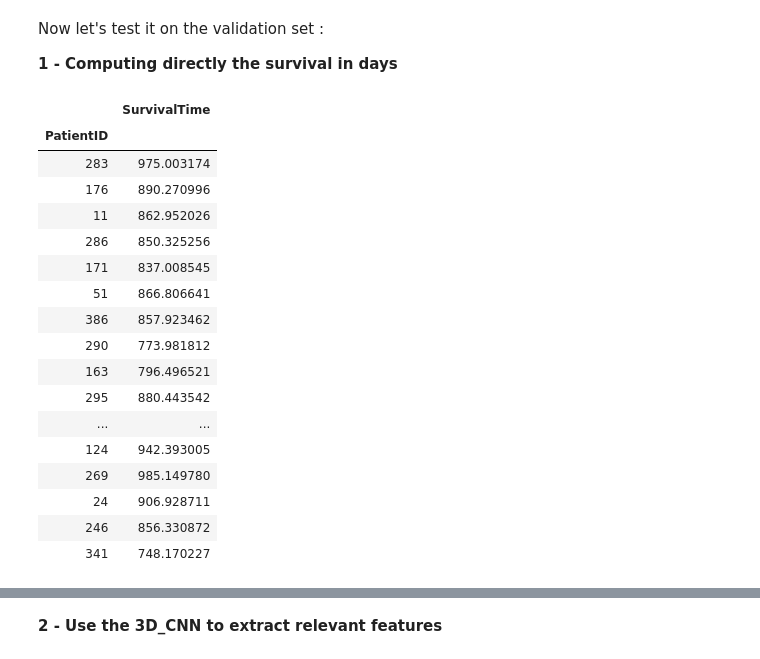
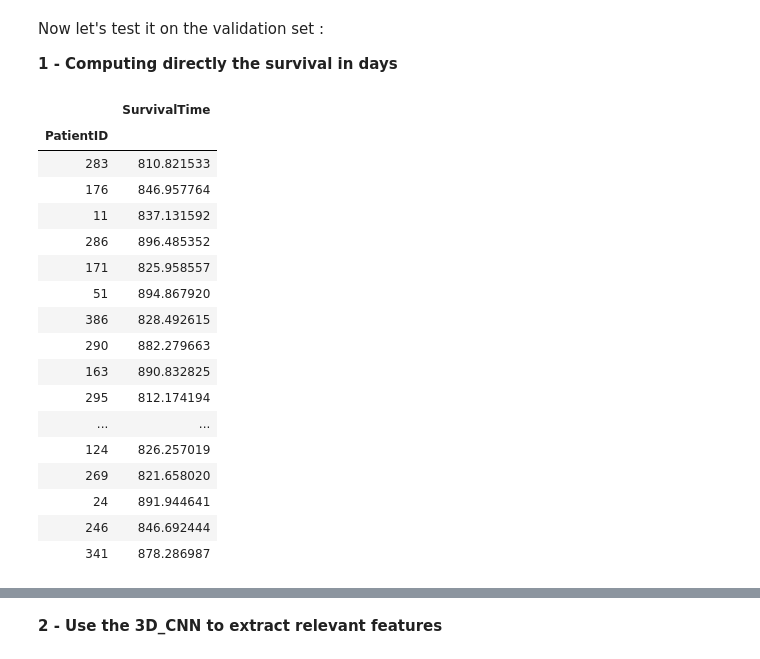
Before and after one commit to EmmanuelJhno/Owkin_challenge, a Jupyter notebook: Supervised_survival_prediction.ipynb, the cells around one changed output, grey strips where cells are left out. Saved outputs shown, nothing was run; the diff lists cells and outputs as text; code cells hidden in the pictures.

Commit message:
Add a standard imagenet normalization.

```diff
--- a/Supervised_survival_prediction.ipynb
+++ b/Supervised_survival_prediction.ipynb
@@ -1128,0 +1353,8 @@ Then, we should try with a resnet18 which extracts 512 features instead of 2048
+# %%
+features_names = ['SurvivalTime', 'Event', 'SourceDataset', 'Nstage',
+                  'original_shape_Sphericity', 'original_shape_SurfaceVolumeRatio',
+                  'original_shape_Maximum3DDiameter', 'original_glcm_JointEntropy',
+                  'original_glcm_Idm','original_glcm_Id'] + list(reduced_img_features_df.columns)
+
+(cph, _, _, _) = predict_sksurv_cox(reduced_data_train, reduced_data_val, features_names,
+                                    alpha=1e3, normalize=True)
@@ -1261,4 +1589,6 @@ We need to create the dataset class properly in order to be called by torch's `D
 # %%
+from torchvision import transforms
+
 class SurvivalDataset(object):
     '''
     The SurvivalDataset instance inherit from the standard torch.utils.data.Dataset, it
@@ -1286,7 +1616,7 @@ class SurvivalDataset(object):
     samples : pandas.Dataframe
         the Dataframe containing the information about the different images of the dataset
     '''
-    def __init__(self, image_dir, info_file, split_name, augmentation=None):
+    def __init__(self, image_dir, info_file, split_name, augmentation=None, normalization=False):
         self.image_dir = image_dir
         # load all image files, sorting them to
         # ensure that they are aligned
@@ -1294,6 +1624,12 @@ class SurvivalDataset(object):
         self.samples = info_file
 
         self.samples.rename(columns={'SurvivalTime':'label'}, inplace=True)
+
+        if normalization:
+            self.normalization = transforms.Normalize(mean=[0.485, 0.456, 0.406],
+                                                      std=[0.229, 0.224, 0.225])
+        else:
+            self.normalization = None
 
         if split_name == 'train' and augmentation!=None:
             self.augmentation = Preprocessing(augmentation)
@@ -1314,9 +1650,16 @@ class SurvivalDataset(object):
 
         infos = infos.to_dict()
 
+        img = img.copy().astype(np.float32, copy=True)
+
+        if self.normalization is not None:
+            img = self.normalization(torch.from_numpy(img)).numpy()
+        else:
+            img = img / 255.
+
         if self.augmentation is not None:
             img = self.augmentation(img)
-        img = img.copy().astype(np.float32, copy=True) / 255
+
         img = img.reshape(1,92,92,92)
         return img, infos
 
@@ -1327,5 +1670,5 @@ Now, we have to train this NN regressor :
 # %%
-import torch.optim as optim
+## import torch.optim as optim
 
 train_dataset = SurvivalDataset(image_dir='training_data/images', info_file=data_train, split_name='train')
 train_data_loader = torch.utils.data.DataLoader(train_dataset,batch_size=24, num_workers=0, drop_last=True)
@@ -1338,7 +1681,7 @@ model.to(device)
 
 loss_function = nn.MSELoss()
 optimizer = optim.SGD(model.parameters(), lr=0.001, momentum=0.9)
-num_epochs = 10
+num_epochs = 100
 
 train_errors = []
 val_errors = []
@@ -1362,8 +1705,8 @@ for epoch in range(num_epochs): # loop over the dataset multiple times
         if avg_loss == 0 :
             avg_loss = loss.item()
         avg_loss = 0.9 * avg_loss + 0.1 * loss.item()
-        if batch_idx % 3 == 0:
-            print('Train Epoch: {} [{}/{} ({:.0f}%)]\tavg Loss: {:.6e}\t Loss: {:.6e}'.format(
+        if (batch_idx+1) % 10 == 0:
+            print('Train Epoch: {} [{}/{} ({:.0f}%)]\tavg Loss: {:.4f}\t Loss: {:.4f}'.format(
                 epoch, batch_idx * len(inputs), len(train_data_loader.dataset),
                 100. * batch_idx / len(train_data_loader), avg_loss, loss.item()))
 
@@ -1380,11 +1723,11 @@ for epoch in range(num_epochs): # loop over the dataset multiple times
             validation_loss += loss_function(output, labels).item()  # sum up batch loss
 
         val_loss = validation_loss/len(val_data_loader)
-        print('epoch : {}, val_loss : {}'.format(epoch+1, val_loss))
+        print('epoch : {}, val_loss : {:.4f}'.format(epoch+1, val_loss))
 
     val_errors.append(val_loss)
 
-torch.save(model.state_dict(), './my_reg_CNN_3D.pth')
+#torch.save(model.state_dict(), './my_reg_CNN_3D.pth')
 
 my_model = model
 
@@ -1433,44 +1778,48 @@ Now let's test it on the validation set :
 # %%
 # Evaluate the model on the validation set
 predictions = []
 my_model.eval()
 with torch.no_grad():
     for patient_id in tqdm.tqdm(data_val.index):
         patient_id_str = '00'+str(patient_id)
         patient_id_str = patient_id_str[-3:]
         path = 'patient_{}.npz'.format(patient_id_str)
         img_path = os.path.join('training_data/images', path)
         scan = np.load(img_path)['scan']
         img = to_pixel_values(scan)
 
-        img = img.copy().astype(np.float32, copy=True) / 255
+        img = img.copy().astype(np.float32, copy=True)
         img = img.reshape(1,1,92,92,92)
         img = torch.from_numpy(img)
+        if SurvivalDataset.normalization is not None:
+            img = SurvivalDataset.normalization(img)
+        else:
+            img /= 255
         img = img.to(device)
         output = my_model(img)*1000. # Because of our trick to prevent NaN issues in the training.
         predictions.append(output.numpy())
 
 predictions = pd.DataFrame(np.array(predictions).flatten(), columns=['SurvivalTime'], index=data_val.index)
 predictions
 # %% [output]
 |  | SurvivalTime |
 | PatientID |  |
-| 283 | 975.003174 |
-| 176 | 890.270996 |
-| 11 | 862.952026 |
-| 286 | 850.325256 |
-| 171 | 837.008545 |
-| 51 | 866.806641 |
-| 386 | 857.923462 |
-| 290 | 773.981812 |
-| 163 | 796.496521 |
-| 295 | 880.443542 |
+| 283 | 810.821533 |
+| 176 | 846.957764 |
+| 11 | 837.131592 |
+| 286 | 896.485352 |
+| 171 | 825.958557 |
+| 51 | 894.867920 |
+| 386 | 828.492615 |
+| 290 | 882.279663 |
+| 163 | 890.832825 |
+| 295 | 812.174194 |
 | ... | ... |
-| 124 | 942.393005 |
-| 269 | 985.149780 |
-| 24 | 906.928711 |
-| 246 | 856.330872 |
-| 341 | 748.170227 |
+| 124 | 826.257019 |
+| 269 | 821.658020 |
+| 24 | 891.944641 |
+| 246 | 846.692444 |
+| 341 | 878.286987 |
 # %%
 pred = pd.concat([predictions, data_val['Event']], axis=1)
 
```
Also changed, not shown: parts of 117 cells of this notebook, 3 other files.
